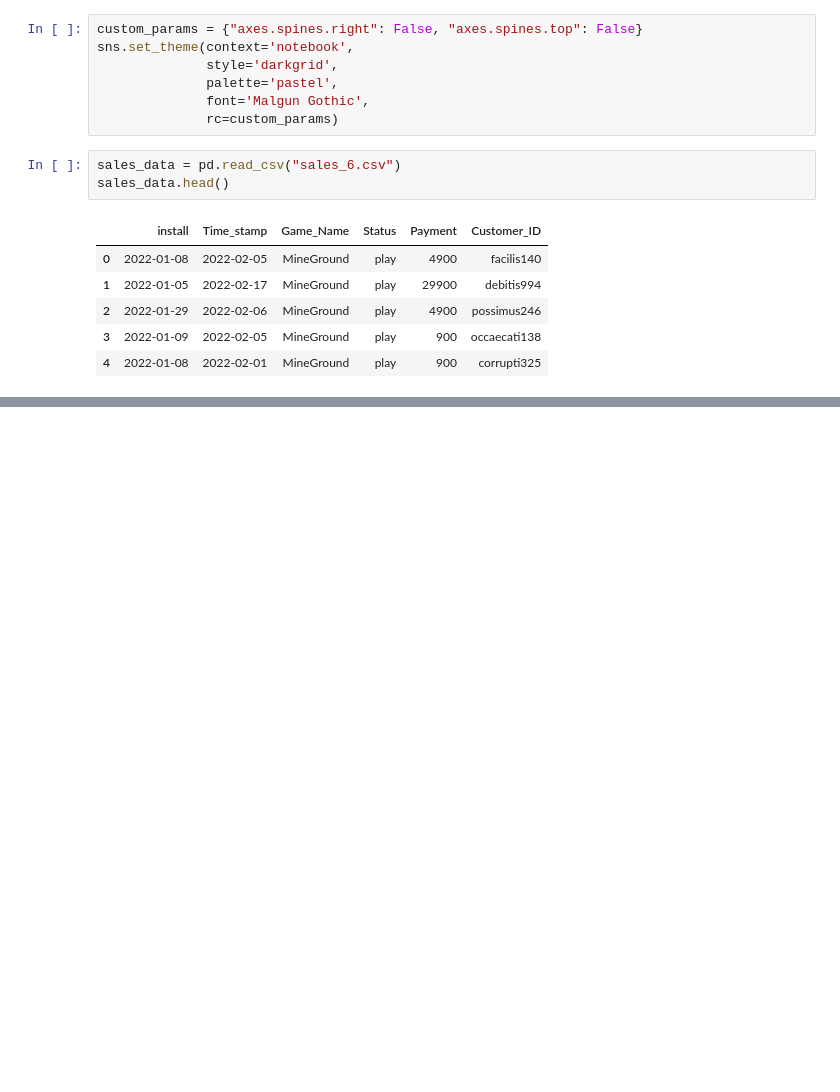
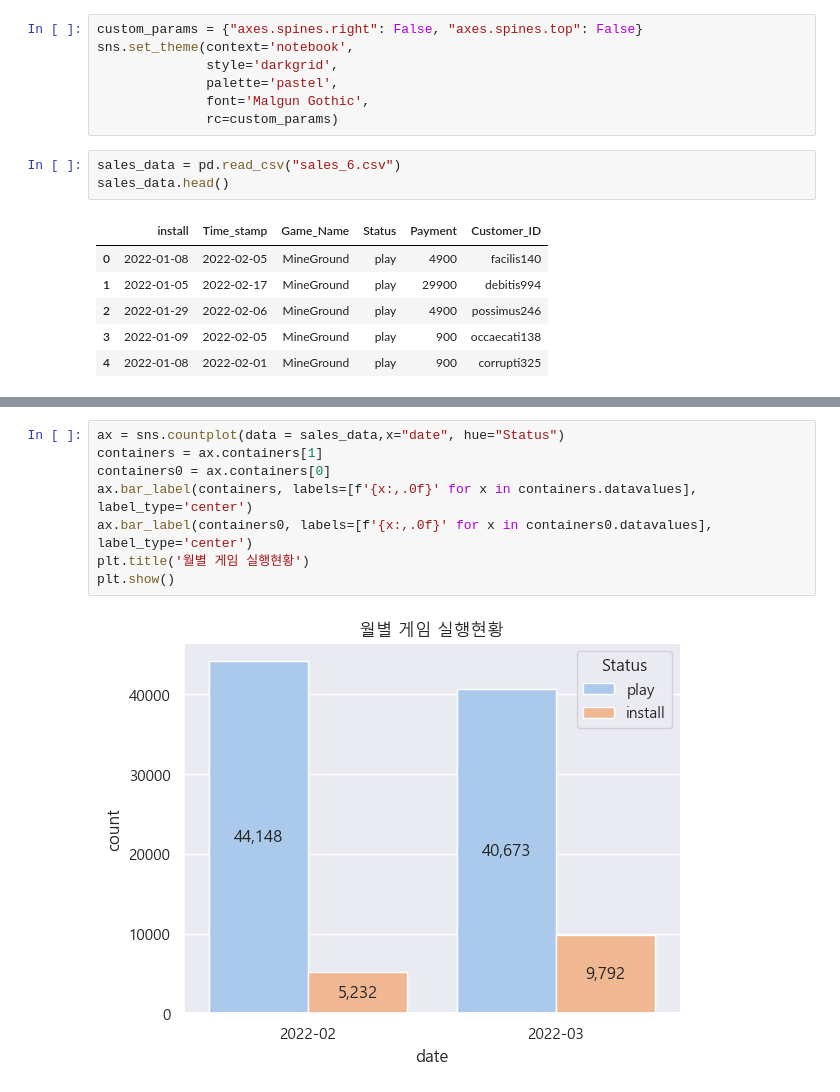
Before and after one commit to leejaesang6098/aiffel_study, a Jupyter notebook: 0822_node/EDA.ipynb, the cells around one changed output, grey strips where cells are left out. Saved outputs shown, nothing was run; the diff lists cells and outputs as text; blank space fills up the shorter version.

```diff
--- a/0822_node/EDA.ipynb
+++ b/0822_node/EDA.ipynb
@@ -22,0 +75,10 @@ sales_data.head()
+# %%
+ax = sns.countplot(data = sales_data,x="date", hue="Status")
+containers = ax.containers[1]
+containers0 = ax.containers[0]
+ax.bar_label(containers, labels=[f'{x:,.0f}' for x in containers.datavalues], label_type='center')
+ax.bar_label(containers0, labels=[f'{x:,.0f}' for x in containers0.datavalues], label_type='center')
+plt.title('월별 게임 실행현황')
+plt.show()
+# %% [output]
+[figure, added]
```
Also changed, not shown: parts of 27 cells of this notebook.
